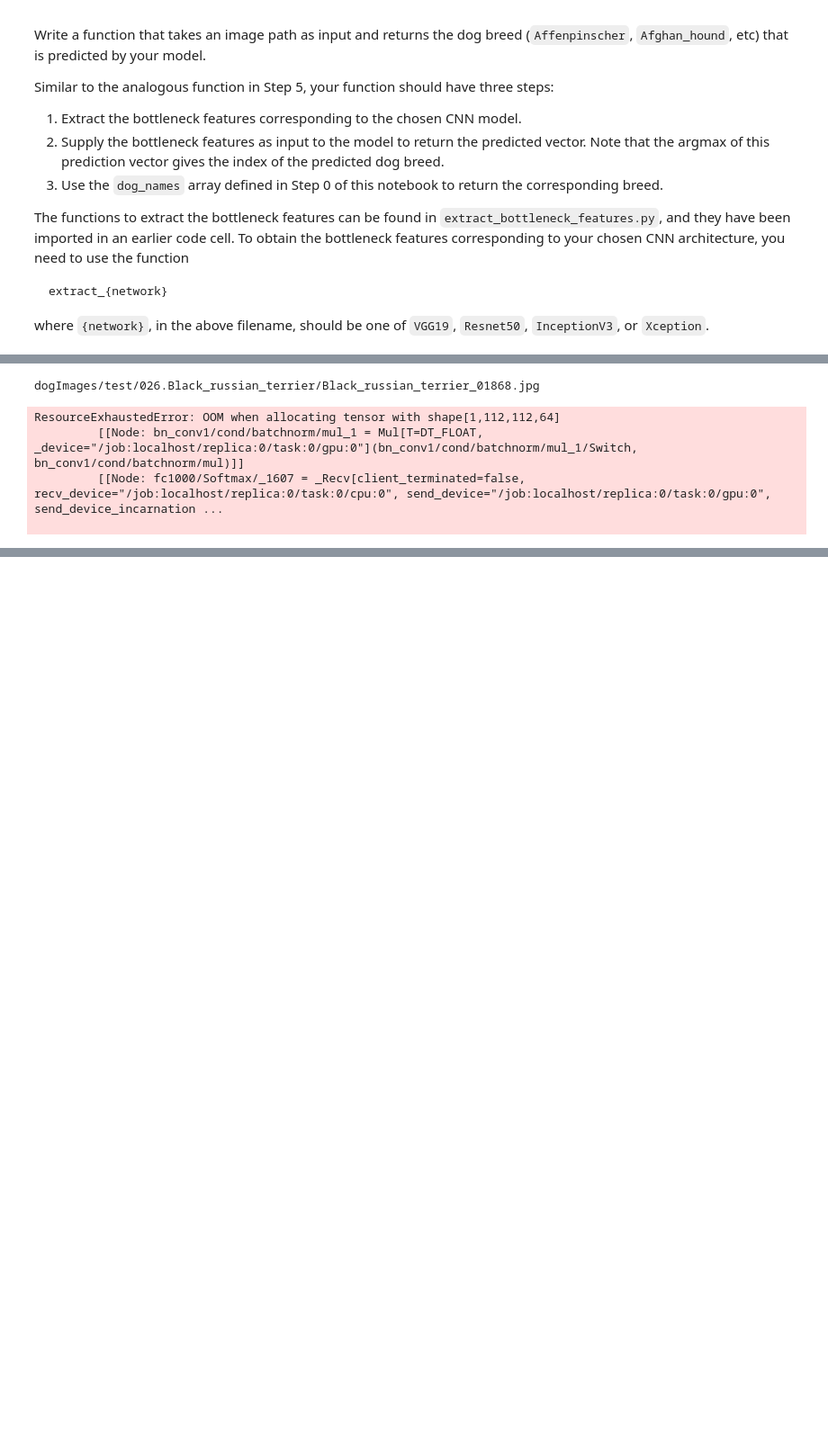
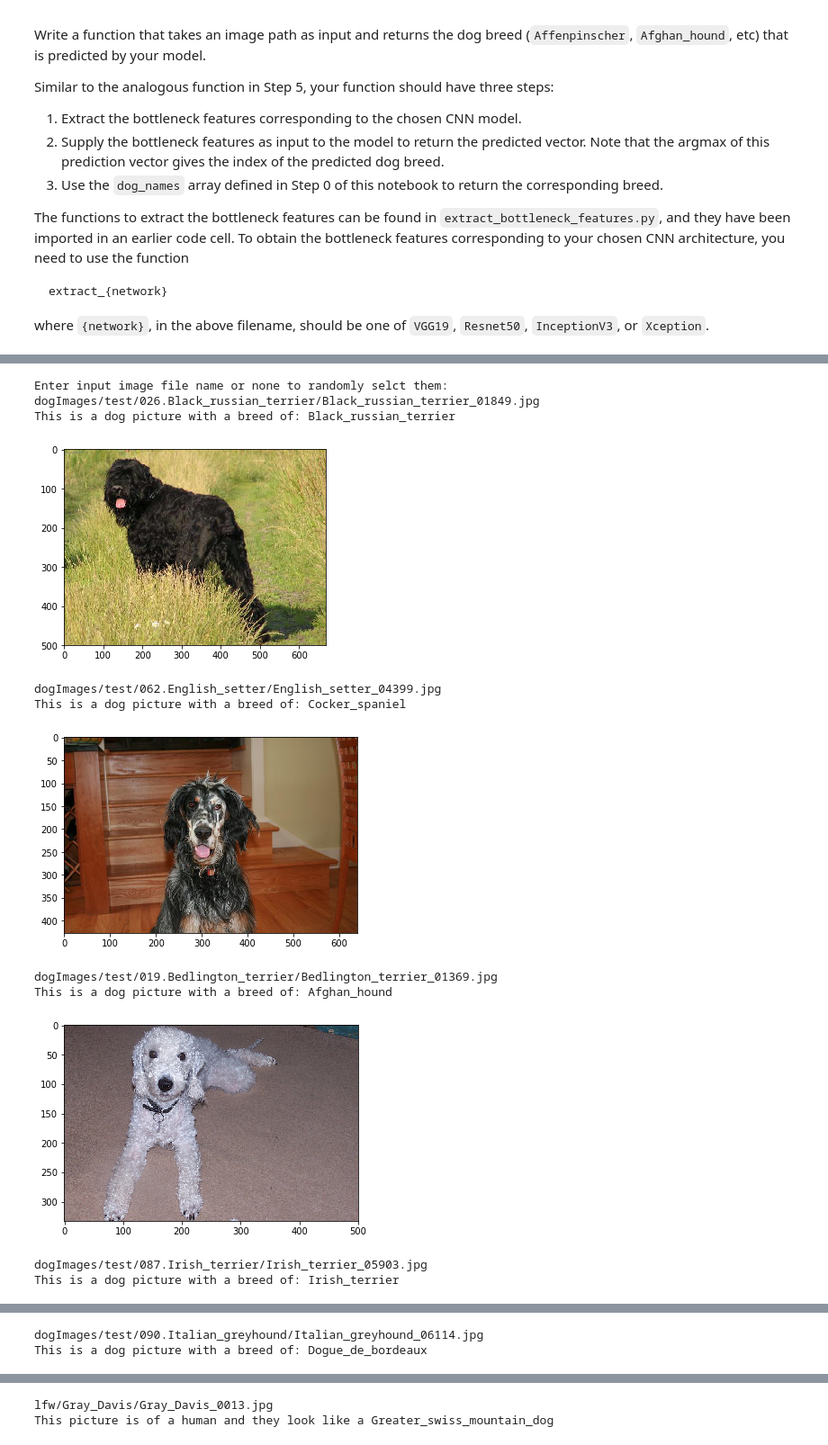
Before and after one commit to cmiller112000/dog-project, a Jupyter notebook: dog_app.ipynb, the cells around one changed output, grey strips where cells are left out. Shown at 90% size. Saved outputs shown, nothing was run; the diff lists cells and outputs as text; code cells hidden in the pictures; blank space fills up the shorter version.

Commit message:
final version for submission, including my images and the saved models

```diff
--- a/dog_app.ipynb
+++ b/dog_app.ipynb
@@ -625,5 +635,12 @@ __Answer:__
 # %%
 ### TODO: Define your architecture.
+
+# for the VGG19 CNN architecture, I started with the VGG16 architecture, then added several Conv2D and MaxPooling
+# layers, starting with high number of filters and working my way down to 16 filters.
+# Finally I end with the GlbalAveragePooling layer for dimension reduction, and finally our
+# softmax classification layer of our 133 dog breeds.
+#  I wanted to try data augmentation, but could not figure out how to do that with the pre-trainied model
+
 VGG19_model = Sequential()
 VGG19_model.add(Conv2D(filters=256,kernel_size=3,padding='same',activation='relu',input_shape=train_VGG19.shape[1:]))
 VGG19_model.add(MaxPooling2D(pool_size=2))
@@ -631,6 +648,7 @@ VGG19_model.add(Conv2D(filters=128,kernel_size=2,padding='same',activation='relu
 VGG19_model.add(MaxPooling2D(pool_size=2))
 VGG19_model.add(Conv2D(filters=64,kernel_size=3,padding='same',activation='relu'))
 VGG19_model.add(Conv2D(filters=32,kernel_size=3,padding='same',activation='relu'))
+VGG19_model.add(MaxPooling2D(pool_size=1))
 VGG19_model.add(Conv2D(filters=32,kernel_size=3,padding='same',activation='relu'))
 VGG19_model.add(Conv2D(filters=16,kernel_size=3,padding='same',activation='relu'))
 VGG19_model.add(GlobalAveragePooling2D())
@@ -772,33 +782,0 @@ human_pics = sorted(glob("lfw/*/*"))
-# %%
-rand_dog_pics = []
-for i in range(5):
-    n = random.randint(0,len(dog_pics))
-    rand_dog_pics.append(dog_pics[n])
-
-rand_human_pics = []
-for i in range(5):
-    n = random.randint(0,len(human_pics))
-    rand_human_pics.append(human_pics[n])
-
-infiles=rand_dog_pics + rand_human_pics
-
-for infile in infiles:
-    img = cv2.imread(infile)
-    img = cv2.cvtColor(img, cv2.COLOR_BGR2RGB)
-
-    print(infile)
-
-    if dog_detector(infile):
-        breed = VGG19_predict_breed(infile)
-        print("This is a dog picture with a breed of: " + breed)
-    elif face_detector(infile):
-        breed = VGG19_predict_breed(infile)
-        print("This picture is of a human and they look like a " + breed)
-    plt.imshow(img)
-plt.show()
-# %% [output]
-dogImages/test/026.Black_russian_terrier/Black_russian_terrier_01868.jpg
-ResourceExhaustedError: OOM when allocating tensor with shape[1,112,112,64]
-         [[Node: bn_conv1/cond/batchnorm/mul_1 = Mul[T=DT_FLOAT, _device="/job:localhost/replica:0/task:0/gpu:0"](bn_conv1/cond/batchnorm/mul_1/Switch, bn_conv1/cond/batchnorm/mul)]]
-         [[Node: fc1000/Softmax/_1607 = _Recv[client_terminated=false, recv_device="/job:localhost/replica:0/task:0/cpu:0", send_device="/job:localhost/replica:0/task:0/gpu:0", send_device_incarnation ...
-
@@ -804,0 +840,15 @@ ResourceExhaustedError: OOM when allocating tensor with shape[1,112,112,64]
+# %%
+predictImages("")
+# %% [output]
+Enter input image file name or none to randomly selct them:
+dogImages/test/026.Black_russian_terrier/Black_russian_terrier_01849.jpg
+This is a dog picture with a breed of: Black_russian_terrier
+[figure, added]
+dogImages/test/062.English_setter/English_setter_04399.jpg
+This is a dog picture with a breed of: Cocker_spaniel
+[figure, added]
+dogImages/test/019.Bedlington_terrier/Bedlington_terrier_01369.jpg
+This is a dog picture with a breed of: Afghan_hound
+[figure, added]
+dogImages/test/087.Irish_terrier/Irish_terrier_05903.jpg
+This is a dog picture with a breed of: Irish_terrier
@@ -804,0 +856,2 @@ ResourceExhaustedError: OOM when allocating tensor with shape[1,112,112,64]
+dogImages/test/090.Italian_greyhound/Italian_greyhound_06114.jpg
+This is a dog picture with a breed of: Dogue_de_bordeaux
@@ -804,0 +859,2 @@ ResourceExhaustedError: OOM when allocating tensor with shape[1,112,112,64]
+lfw/Gray_Davis/Gray_Davis_0013.jpg
+This picture is of a human and they look like a Greater_swiss_mountain_dog
```
Also changed, not shown: parts of 21 cells of this notebook, 11 other files.
